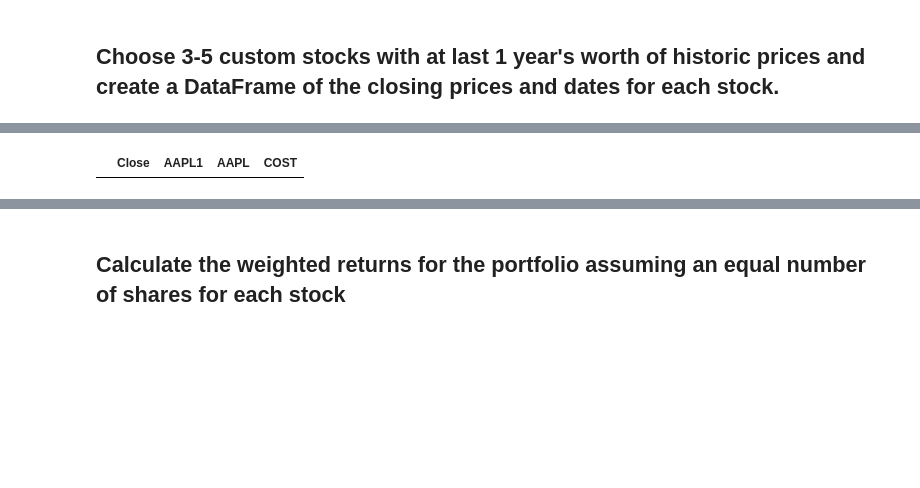
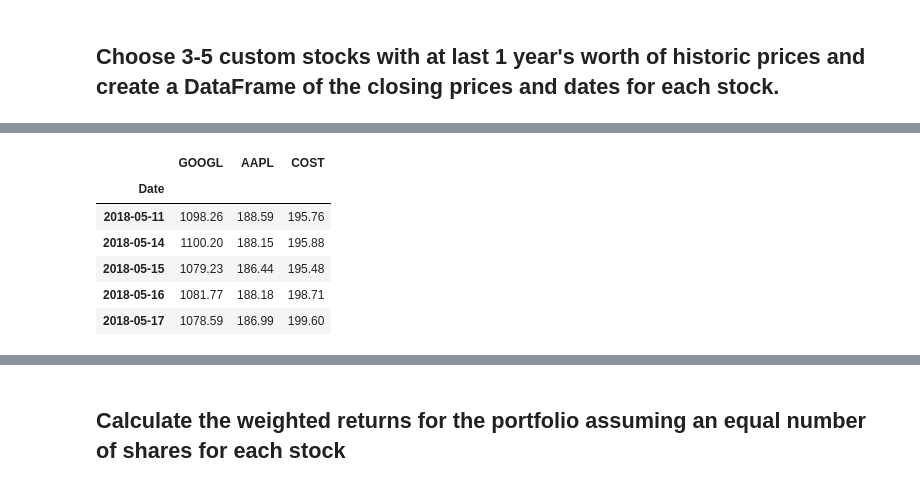
Before and after one commit to mekijah/Pandas-HW, a Jupyter notebook: whale_analysis.ipynb, the cells around one changed output, grey strips where cells are left out. Cells and saved outputs as stored; diff of their text form; code cells hidden in the pictures; blank space fills up the shorter version.

```diff
--- a/whale_analysis.ipynb
+++ b/whale_analysis.ipynb
@@ -347,7 +409,11 @@ In this section, you will build your own portfolio of stocks, calculate the retu
 ## Choose 3-5 custom stocks with at last 1 year's worth of historic prices and create a DataFrame of the closing prices and dates for each stock.
 # %%
 # Google stock
-goog_csv = Path("Resources/GOOGL_data.csv")
-goog_df = pd.read_csv(goog_csv, index_col="Date", infer_datetime_format=True, parse_dates=True)
+goog_csv = Path("Resources/goog_historical.csv")
+goog_df = pd.read_csv(goog_csv, index_col="Trade DATE", infer_datetime_format=True, parse_dates=True)
+#(goog_df.index).date
+#goog_df_index = goog_df.index.date
+goog_df.index.names=["Date"]
+goog_df.drop(columns=['Symbol'],axis=1,inplace = True)
 goog_df.head()
 # %% [output]
@@ -362,7 +428,7 @@ goog_df.head()
 # APPLE stock
 aapl_csv = Path("Resources/aapl_historical.csv")
 aapl_df = pd.read_csv(aapl_csv, index_col="Trade DATE", infer_datetime_format=True, parse_dates=True)
-aapl_df.rename( columns={"Symbol": "AAPL1","NOCP":"AAPL"},inplace = True )
-#aapl_df.drop(columns=['AAPL'], axis=1,inplace = True)
-aapl_df
+aapl_df.index.names=["Date"]
+aapl_df.drop(columns=['Symbol'],axis=1,inplace = True)
+aapl_df.head()
 # %% [output]
@@ -384,7 +443,7 @@ aapl_df
 # COST stock
 cost_csv = Path("Resources/cost_historical.csv")
 cost_df = pd.read_csv(cost_csv, index_col="Trade DATE", infer_datetime_format=True, parse_dates=True)
-cost_df.rename( columns={"Symbol": "COST1","NOCP":"COST"},inplace = True )
-cost_df.drop(columns=['COST1'], axis=1,inplace = True)
+cost_df.index.names=["Date"]
+cost_df.drop(columns=['Symbol'],axis=1,inplace = True)
 cost_df.head()
 # %% [output]
@@ -397,6 +456,7 @@ cost_df.head()
 | 2019-05-03 | 244.62 |
 # %%
 # Concatenate all stocks into a single DataFrame
-combined_pt2 = pd.concat([goog_df,aapl_df,cost_df], axis='columns', join='inner')
-combined_pt2.head()
+combined2 = pd.concat([goog_df, aapl_df, cost_df], axis = "columns", join = "inner")
+combined2.columns= ["GOOGL","AAPL","COST"]
+combined2.head()
 # %% [output]
@@ -404,9 +470,15 @@ combined_pt2.head()
 # %%
-# Reset the index
-combined_pt2.sort_index(inplace=True)
-combined_pt2.head()
+#combined2 = new_df
+combined2.sort_index(inplace=True)
+combined2.head()
 # %% [output]
-|  | Close | AAPL1 | AAPL | COST |
+|  | GOOGL | AAPL | COST |
+| Date |  |  |  |
+| 2018-05-11 | 1098.26 | 188.59 | 195.76 |
+| 2018-05-14 | 1100.20 | 188.15 | 195.88 |
+| 2018-05-15 | 1079.23 | 186.44 | 195.48 |
+| 2018-05-16 | 1081.77 | 188.18 | 198.71 |
+| 2018-05-17 | 1078.59 | 186.99 | 199.60 |
 # %%
 # Pivot so that each column of prices represents a unique symbol
 # YOUR CODE HERE
```
Also changed, not shown: parts of 24 cells of this notebook.
